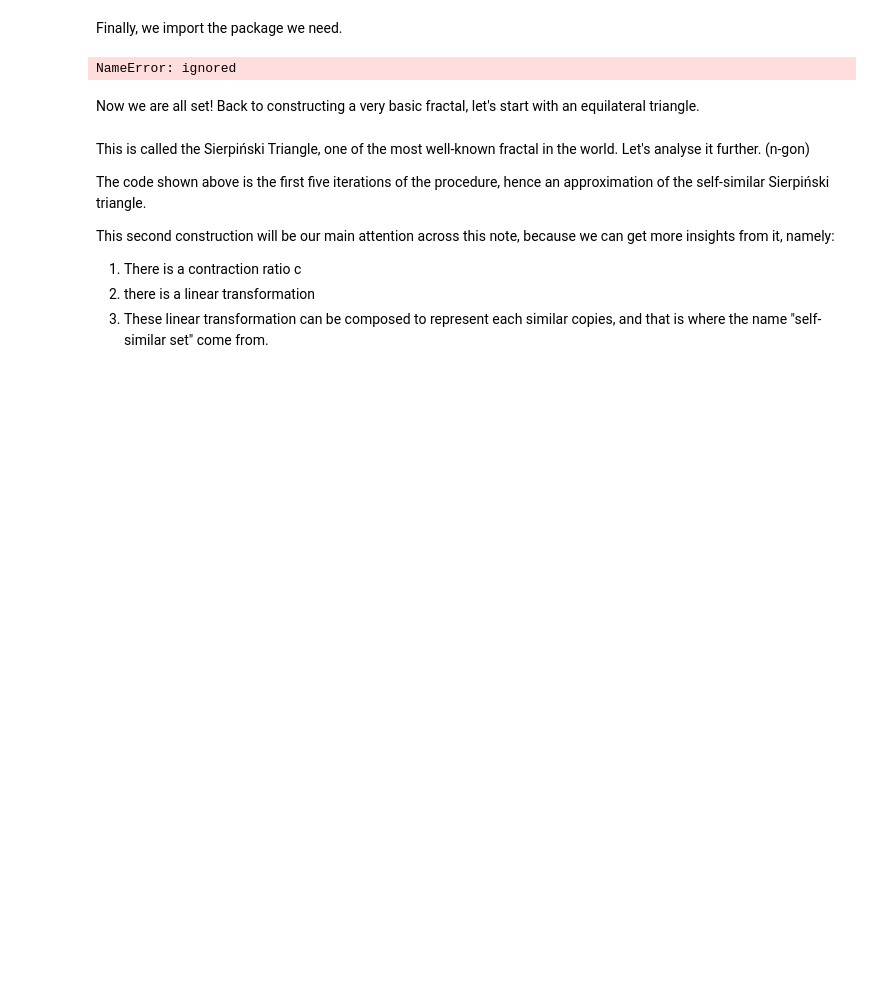
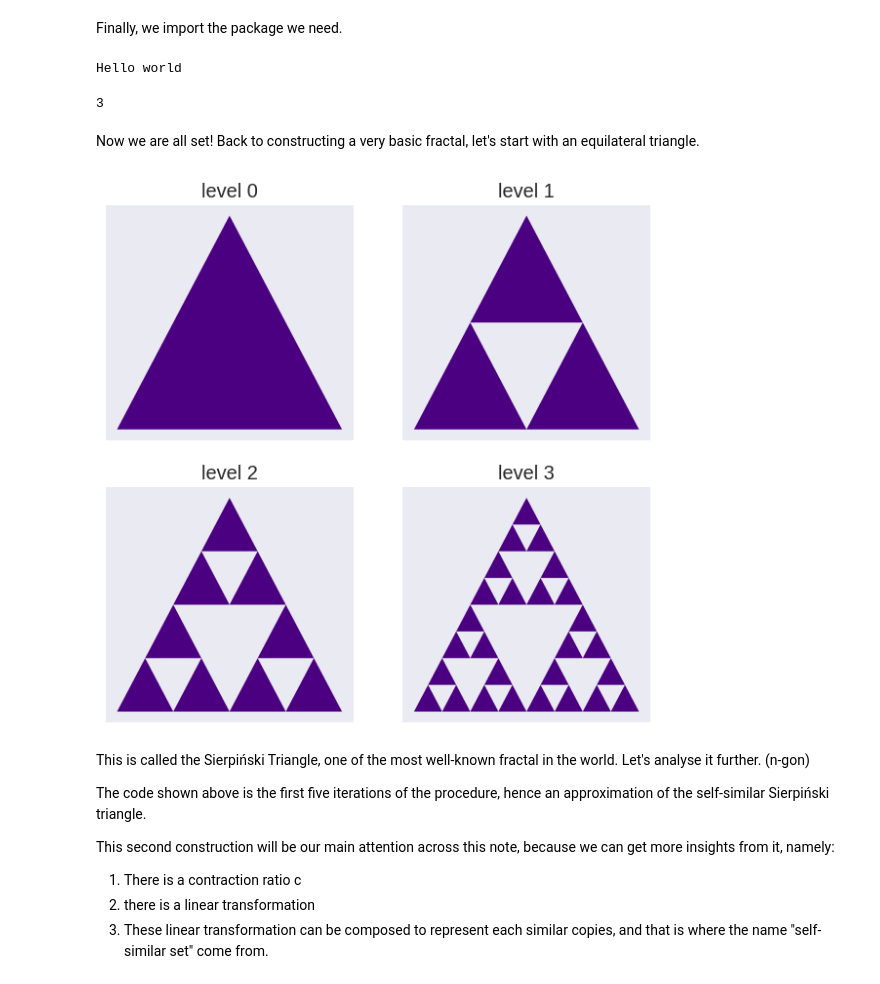
Before and after one commit to salimstnl/bme-fractal, a Jupyter notebook: main.ipynb, the cells around one changed output. Saved outputs shown, nothing was run; the diff lists cells and outputs as text; code cells hidden in the pictures; blank space fills up the shorter version.

```diff
--- a/main.ipynb
+++ b/main.ipynb
@@ -71,11 +75,15 @@ sys.path.insert(0,'/content/fractal')
 Finally, we import the package we need.
 # %%
 import fractalpackage as fract
+
+cipan()
+# %% [output]
+Hello world
-# %%
-#fract.cantor.func()
-
-math.sqrt(2)
-# %% [output]
-NameError: ignored
+# %%
+import fractalpackage.cantor as ctr
+
+ctr.func()
+# %% [output]
+3
 # %% [markdown]
 Now we are all set! Back to constructing a very basic fractal, let's start with an equilateral triangle.
@@ -105,3 +90,64 @@ plt.show()
+# %%
+sierp = np.array([
+    [0, 1/2, 1],
+    [0, math.sqrt(3)/2, 0]
+    ])
+
+
+def sf1(cylinder):
+    x = cylinder[0]*1/2
+    y = cylinder[1]*1/2
+
+    return np.array([x, y])
+
+
+def sf2(cylinder):
+    x = cylinder[0]*1/2 + 1/4
+    y = cylinder[1]*1/2 + math.sqrt(3)/4
+
+    return np.array([x, y])
+
+
+def sf3(cylinder):
+    x = cylinder[0]*1/2 + 1/2
+    y = cylinder[1]*1/2
+
+    return np.array([x, y])
+
+
+def sierpinski(base, n):
+    if n == 0:
+        return base
+
+    x = np.array([])
+    y = np.array([])
+
+    x = np.append(x, [sf1(base)[0], sf2(base)[0], sf3(base)[0]])
+    y = np.append(y, [sf1(base)[1], sf2(base)[1], sf3(base)[1]])
+
+    return sierpinski([x,y], n-1)
+
+
+def splot(base, n=4):
+    plt.style.use('seaborn-dark')
+    plt.figure(figsize=[7.2, n*3.6])
+    for k in range(n):
+        fractal = sierpinski(base, k)
+        x = fractal[0]
+        y = fractal[1]
+
+        plt.subplot(n, 2, k+1)
+        plt.title(f"level {k}")
+        plt.xticks([])
+        plt.yticks([])
+        for i in range(0,len(x), 3):
+            plt.fill(x[i:i+3], y[i:i+3], "indigo")
+    plt.show()
+
+
+splot(sierp)
+# %% [output]
+[figure, added]
 # %% [markdown]
 This is called the Sierpiński Triangle, one of the most well-known fractal in the world. Let's analyse it further. (n-gon)
 
```
Also changed, not shown: parts of 11 cells of this notebook.
